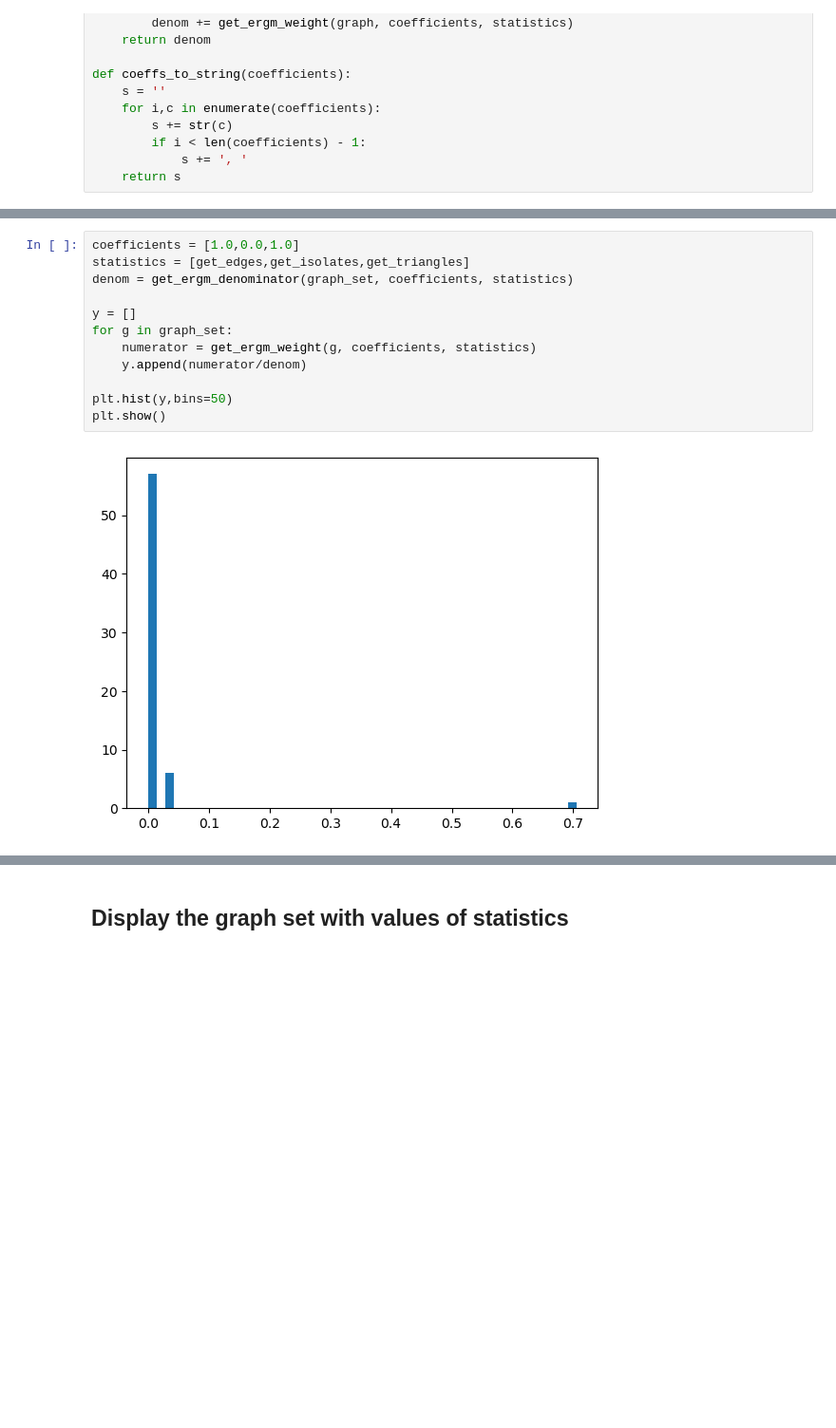
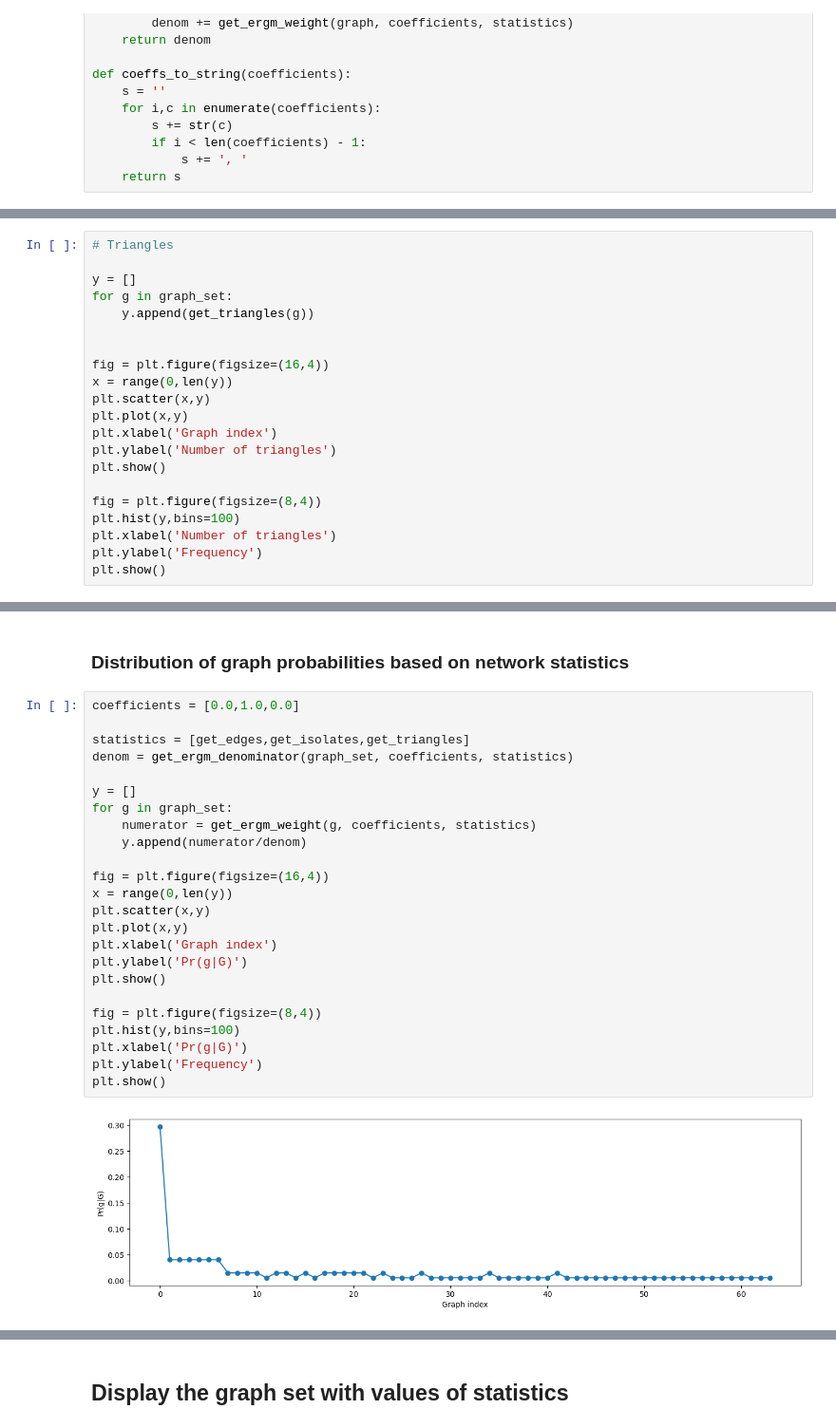
Before and after one commit to roybgardner/ergm, a Jupyter notebook: ergm.ipynb, the cells around one changed output, grey strips where cells are left out. Shown: that part at 95% size. Drawn from its saved outputs; the diff is of its cells as text; blank space fills up the shorter version.

```diff
--- a/ergm.ipynb
+++ b/ergm.ipynb
@@ -162,0 +177,21 @@ nx.draw_networkx(graph_set[graph_index],node_color='pink')
+# %%
+# Triangles
+
+y = []
+for g in graph_set:
+    y.append(get_triangles(g))
+
+
+fig = plt.figure(figsize=(16,4))
+x = range(0,len(y))
+plt.scatter(x,y)
+plt.plot(x,y)
+plt.xlabel('Graph index')
+plt.ylabel('Number of triangles')
+plt.show()
+
+fig = plt.figure(figsize=(8,4))
+plt.hist(y,bins=100)
+plt.xlabel('Number of triangles')
+plt.ylabel('Frequency')
+plt.show()
@@ -163,14 +201,28 @@ nx.draw_networkx(graph_set[graph_index],node_color='pink')
+# %% [markdown]
+### Distribution of graph probabilities based on network statistics
 # %%
-coefficients = [1.0,0.0,1.0]
+coefficients = [0.0,1.0,0.0]
+
 statistics = [get_edges,get_isolates,get_triangles]
 denom = get_ergm_denominator(graph_set, coefficients, statistics)
 
 y = []
 for g in graph_set:
     numerator = get_ergm_weight(g, coefficients, statistics)
     y.append(numerator/denom)
 
-plt.hist(y,bins=50)
+fig = plt.figure(figsize=(16,4))
+x = range(0,len(y))
+plt.scatter(x,y)
+plt.plot(x,y)
+plt.xlabel('Graph index')
+plt.ylabel('Pr(g|G)')
 plt.show()
+
+fig = plt.figure(figsize=(8,4))
+plt.hist(y,bins=100)
+plt.xlabel('Pr(g|G)')
+plt.ylabel('Frequency')
+plt.show()
 # %% [output]
-[figure, old version]
+[figure, new version]
```
Also changed, not shown: parts of 13 cells of this notebook.
